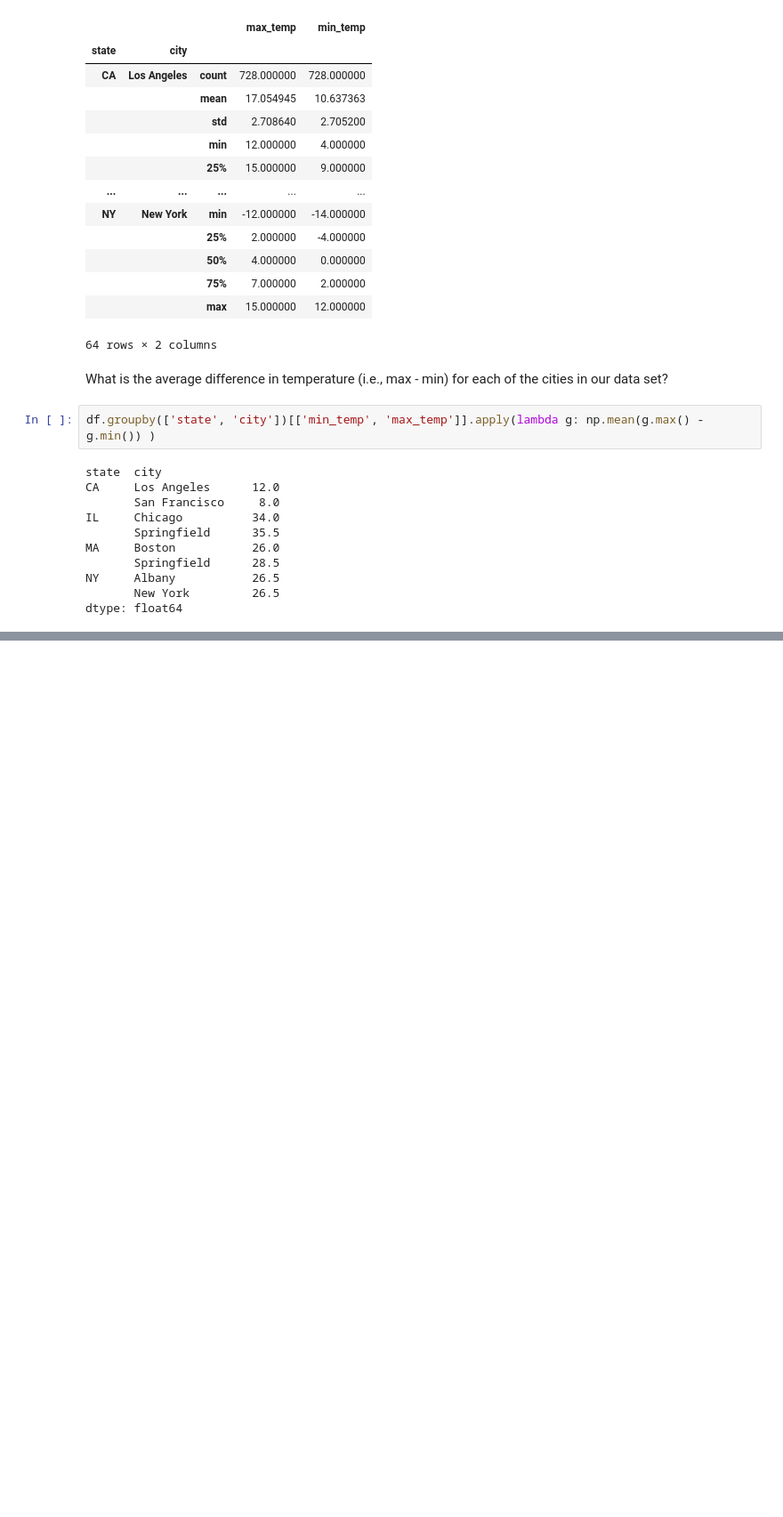
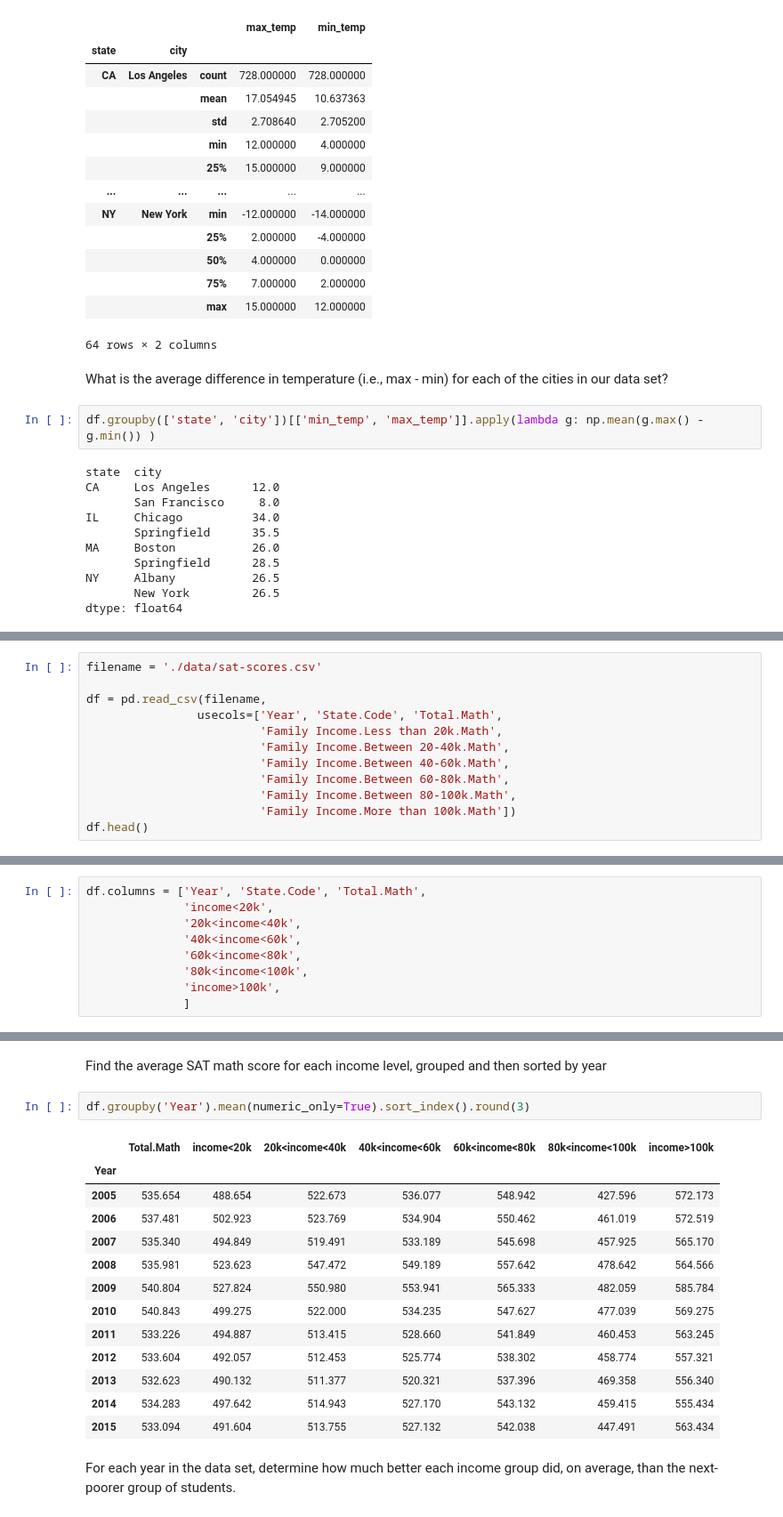
Before and after one commit to valatwork/excel-with-python-and-r, a Jupyter notebook: project/011P-workout-7.ipynb, the cells around one changed output, grey strips where cells are left out. Shown at 89% size. Cells and saved outputs as stored; diff of their text form; blank space fills up the shorter version.

Commit message:
Refactor 011P-workout-7 notebook to streamline CSV file loading and enhance data analysis for temperature metrics

```diff
--- a/project/011P-workout-7.ipynb
+++ b/project/011P-workout-7.ipynb
@@ -146,0 +154,12 @@ dtype: float64
+# %%
+filename = './data/sat-scores.csv'
+
+df = pd.read_csv(filename,
+                usecols=['Year', 'State.Code', 'Total.Math',
+                         'Family Income.Less than 20k.Math',
+                         'Family Income.Between 20-40k.Math',
+                         'Family Income.Between 40-60k.Math',
+                         'Family Income.Between 60-80k.Math',
+                         'Family Income.Between 80-100k.Math',
+                         'Family Income.More than 100k.Math'])
+df.head()
@@ -146,0 +176,9 @@ dtype: float64
+# %%
+df.columns = ['Year', 'State.Code', 'Total.Math',
+              'income<20k',
+              '20k<income<40k',
+              '40k<income<60k',
+              '60k<income<80k',
+              '80k<income<100k',
+              'income>100k',
+              ]
@@ -146,0 +211,22 @@ dtype: float64
+# %% [markdown]
+Find the average SAT math score for each income level, grouped and then
+sorted by year
+# %%
+df.groupby('Year').mean(numeric_only=True).sort_index().round(3)
+# %% [output]
+|  | Total.Math | income<20k | 20k<income<40k | 40k<income<60k | 60k<income<80k | 80k<income<100k | income>100k |
+| Year |  |  |  |  |  |  |  |
+| 2005 | 535.654 | 488.654 | 522.673 | 536.077 | 548.942 | 427.596 | 572.173 |
+| 2006 | 537.481 | 502.923 | 523.769 | 534.904 | 550.462 | 461.019 | 572.519 |
+| 2007 | 535.340 | 494.849 | 519.491 | 533.189 | 545.698 | 457.925 | 565.170 |
+| 2008 | 535.981 | 523.623 | 547.472 | 549.189 | 557.642 | 478.642 | 564.566 |
+| 2009 | 540.804 | 527.824 | 550.980 | 553.941 | 565.333 | 482.059 | 585.784 |
+| 2010 | 540.843 | 499.275 | 522.000 | 534.235 | 547.627 | 477.039 | 569.275 |
+| 2011 | 533.226 | 494.887 | 513.415 | 528.660 | 541.849 | 460.453 | 563.245 |
+| 2012 | 533.604 | 492.057 | 512.453 | 525.774 | 538.302 | 458.774 | 557.321 |
+| 2013 | 532.623 | 490.132 | 511.377 | 520.321 | 537.396 | 469.358 | 556.340 |
+| 2014 | 534.283 | 497.642 | 514.943 | 527.170 | 543.132 | 459.415 | 555.434 |
+| 2015 | 533.094 | 491.604 | 513.755 | 527.132 | 542.038 | 447.491 | 563.434 |
+# %% [markdown]
+For each year in the data set, determine how much better each income group
+did, on average, than the next-poorer group of students.
```
Also changed, not shown: parts of 20 cells of this notebook.
